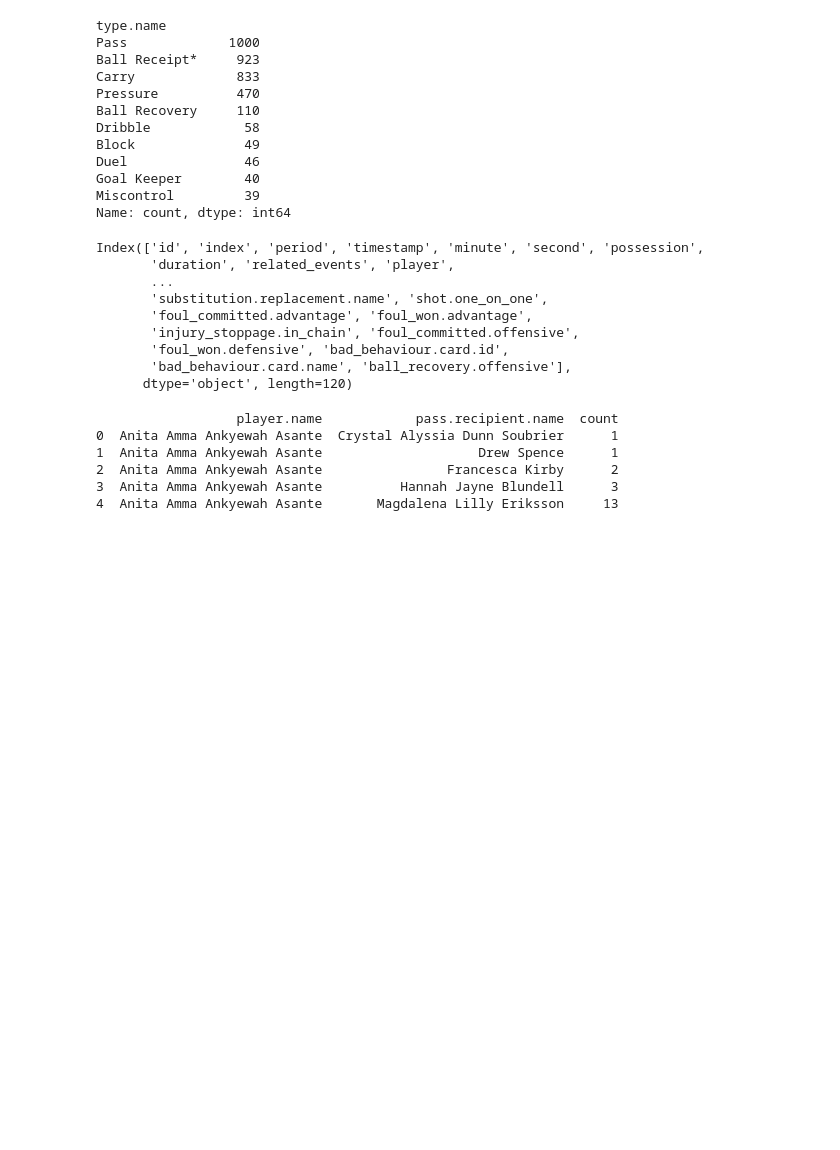
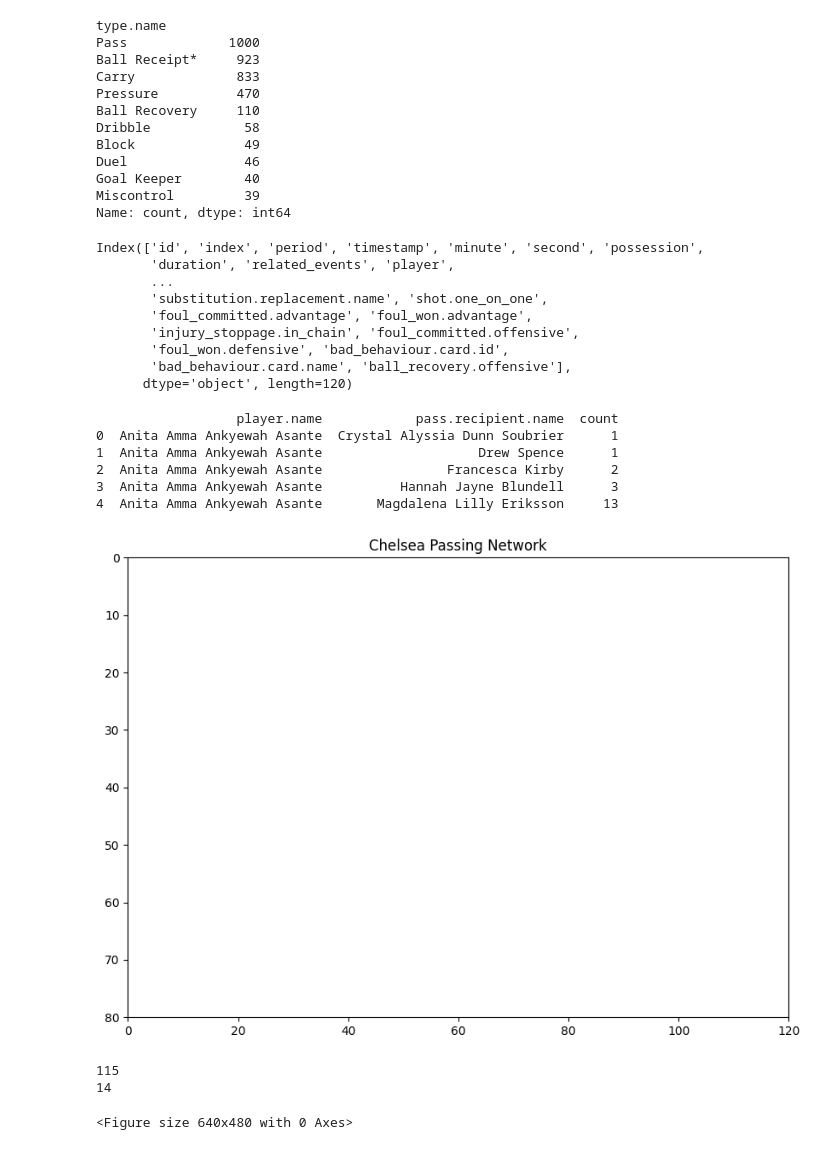
Before and after one commit to rotimijoseph/wsl-football-analysis, a Jupyter notebook: events.ipynb, the cells around one changed output. Saved outputs shown, nothing was run; the diff lists cells and outputs as text; code cells hidden in the pictures; blank space fills up the shorter version.

```diff
--- a/events.ipynb
+++ b/events.ipynb
@@ -74,0 +85,16 @@ print(pass_links.head())
+# %%
+# Plotting the pitch
+%matplotlib inline
+import matplotlib.pyplot as plt
+
+fig, ax = plt.subplots(figsize=(10, 7))
+
+# Draw pitch (basic)
+ax.set_xlim(0, 120)
+ax.set_ylim(0, 80)
+ax.set_title("Chelsea Passing Network")
+
+# Flip y-axis (football convention)
+ax.invert_yaxis()
+# %% [output]
+[figure, added]
@@ -74,0 +138,11 @@ print(pass_links.head())
+# %%
+# The results
+print(len(pass_links))
+print(len(avg_positions))
+
+plt.show()
+plt.savefig("passing_network_improved.png")
+# %% [output]
+115
+14
+<Figure size 640x480 with 0 Axes>
```
Also changed, not shown: parts of 7 cells of this notebook.
